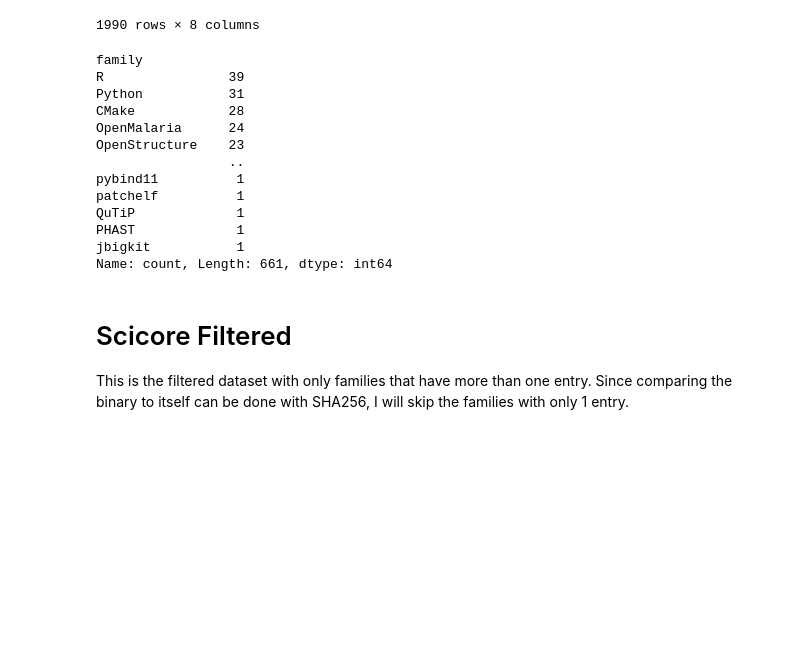
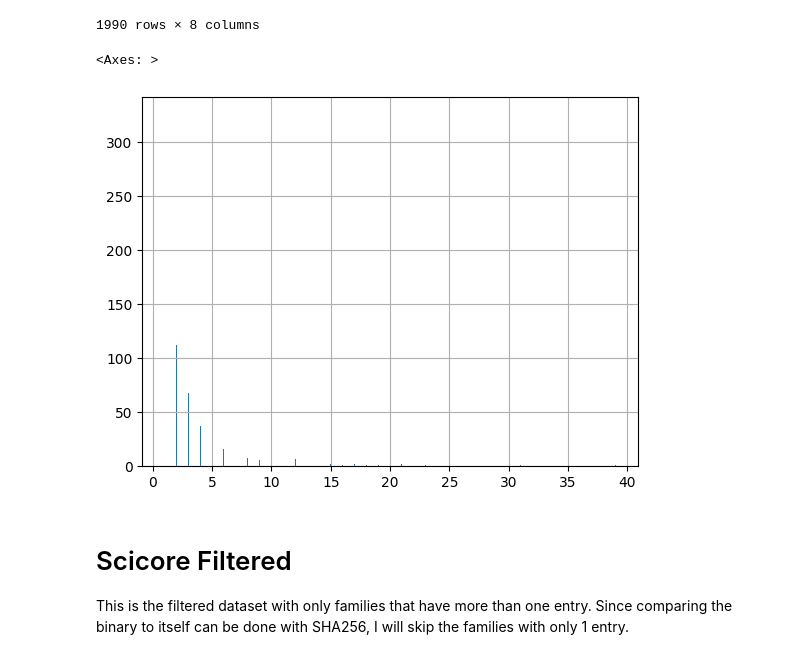
Before and after one commit to edizeqiri/obstkorb, a Jupyter notebook: Testing_Framework/ROC.ipynb, the cells around one changed output. Drawn from its saved outputs; the diff is of its cells as text; code cells hidden in the pictures; blank space fills up the shorter version.

```diff
--- a/Testing_Framework/ROC.ipynb
+++ b/Testing_Framework/ROC.ipynb
@@ -34,24 +34,13 @@ df
 # %%
 family_counts = df['family'].value_counts()
 
 # Filter the families with more than one entry
 scicore_filtered = df[df['family'].map(family_counts) > 1]
 
-family_counts
+family_counts.hist(bins=len(family_counts))
 # %% [output]
-family
-R                39
-Python           31
-CMake            28
-OpenMalaria      24
-OpenStructure    23
-                 ..
-pybind11          1
-patchelf          1
-QuTiP             1
-PHAST             1
-jbigkit           1
-Name: count, Length: 661, dtype: int64
+<Axes: >
+[figure, added]
 # %% [markdown]
 # Scicore Filtered
 
```
Also changed, not shown: parts of 7 cells of this notebook, 5 other files.
